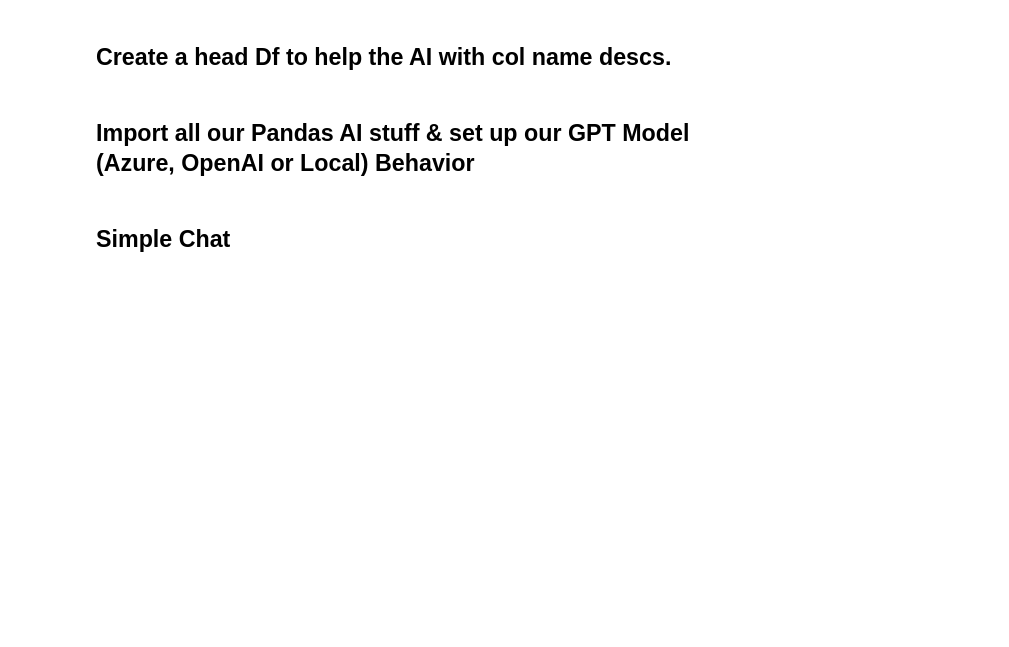
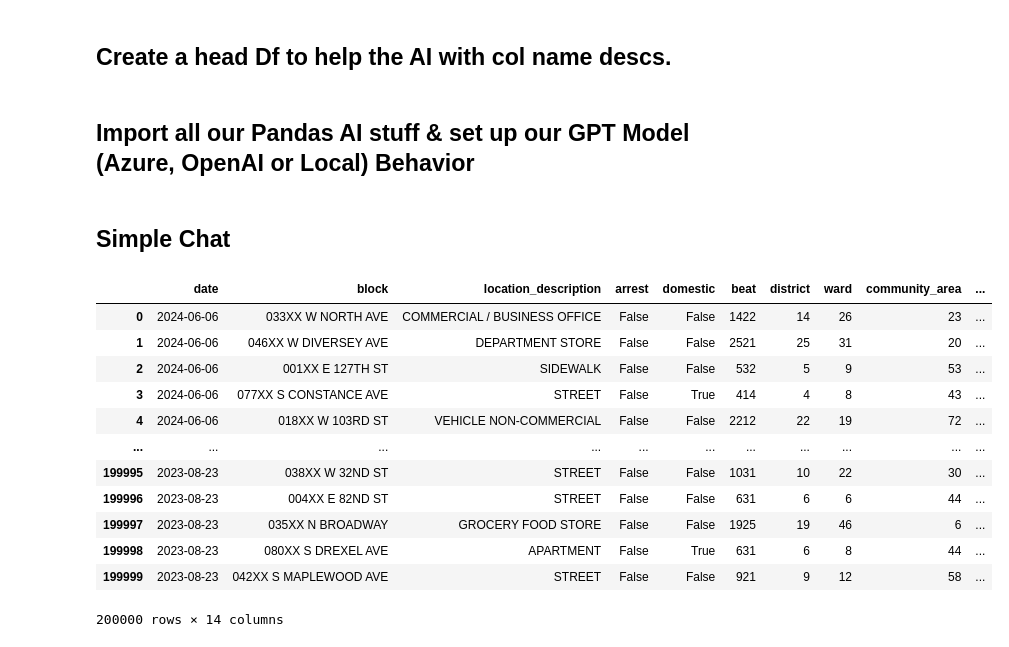
Before and after one commit to evogelpohl/pandasAi_Demos, a Jupyter notebook: chicago_crime_chat.ipynb, the cells around one changed output. Drawn from its saved outputs; the diff is of its cells as text; code cells hidden in the pictures; blank space fills up the shorter version.

```diff
--- a/chicago_crime_chat.ipynb
+++ b/chicago_crime_chat.ipynb
@@ -114,4 +134,20 @@ agent = Agent(crime, config={'llm': llm,
              )
 # %% [markdown]
 ## Simple Chat
+# %%
+crime
+# %% [output]
+|  | date | block | location_description | arrest | domestic | beat | district | ward | community_area | ... |
+| 0 | 2024-06-06 | 033XX W NORTH AVE | COMMERCIAL / BUSINESS OFFICE | False | False | 1422 | 14 | 26 | 23 | ... |
+| 1 | 2024-06-06 | 046XX W DIVERSEY AVE | DEPARTMENT STORE | False | False | 2521 | 25 | 31 | 20 | ... |
+| 2 | 2024-06-06 | 001XX E 127TH ST | SIDEWALK | False | False | 532 | 5 | 9 | 53 | ... |
+| 3 | 2024-06-06 | 077XX S CONSTANCE AVE | STREET | False | True | 414 | 4 | 8 | 43 | ... |
+| 4 | 2024-06-06 | 018XX W 103RD ST | VEHICLE NON-COMMERCIAL | False | False | 2212 | 22 | 19 | 72 | ... |
+| ... | ... | ... | ... | ... | ... | ... | ... | ... | ... | ... |
+| 199995 | 2023-08-23 | 038XX W 32ND ST | STREET | False | False | 1031 | 10 | 22 | 30 | ... |
+| 199996 | 2023-08-23 | 004XX E 82ND ST | STREET | False | False | 631 | 6 | 6 | 44 | ... |
+| 199997 | 2023-08-23 | 035XX N BROADWAY | GROCERY FOOD STORE | False | False | 1925 | 19 | 46 | 6 | ... |
+| 199998 | 2023-08-23 | 080XX S DREXEL AVE | APARTMENT | False | True | 631 | 6 | 8 | 44 | ... |
+| 199999 | 2023-08-23 | 042XX S MAPLEWOOD AVE | STREET | False | False | 921 | 9 | 12 | 58 | ... |
+200000 rows × 14 columns
 # %%
```
Also changed, not shown: parts of 5 cells of this notebook, 3 other files.
